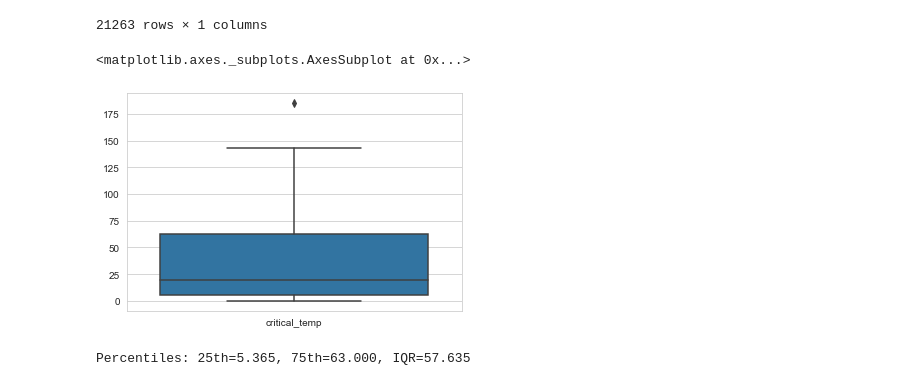
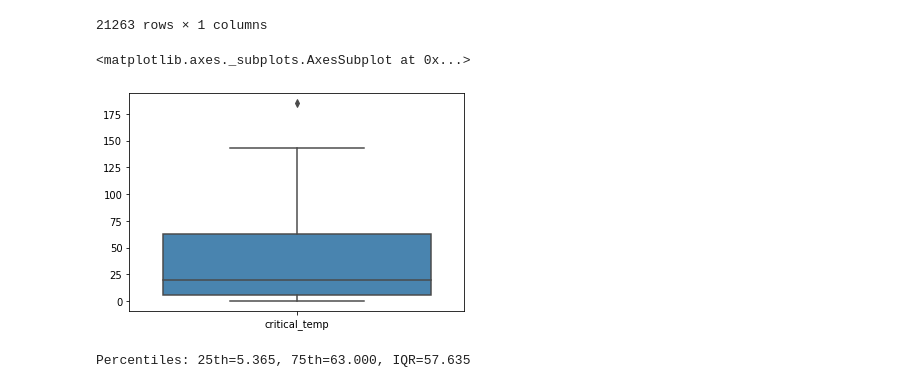
Before and after one commit to wnayden/QTW-Case-Studies, a Jupyter notebook: Nayden_William_Chau_Quynh_Case_Study_4_Predicting_Crit_Temp v3.ipynb, the cells around one changed output. Drawn from its saved outputs; the diff is of its cells as text; code cells hidden in the pictures.

```diff
--- a/Nayden_William_Chau_Quynh_Case_Study_4_Predicting_Crit_Temp v3.ipynb
+++ b/Nayden_William_Chau_Quynh_Case_Study_4_Predicting_Crit_Temp v3.ipynb
@@ -171,13 +152,12 @@ df_outlier
 # %%
 # Boxplot of Critical Temp to visually check for outliers
 import seaborn as sns
 import matplotlib.pyplot as plt
 
-sns.set_style(style="whitegrid")
-sns.boxplot(data=df_outlier)
+sns.boxplot(data=df_outlier, palette="Blues_d")
 # %% [output]
 <matplotlib.axes._subplots.AxesSubplot at 0x...>
-[figure, old version]
+[figure, new version]
 # %%
 #check for outliers in critical_temp
 from numpy import percentile
```
Also changed, not shown: parts of 15 cells of this notebook.
